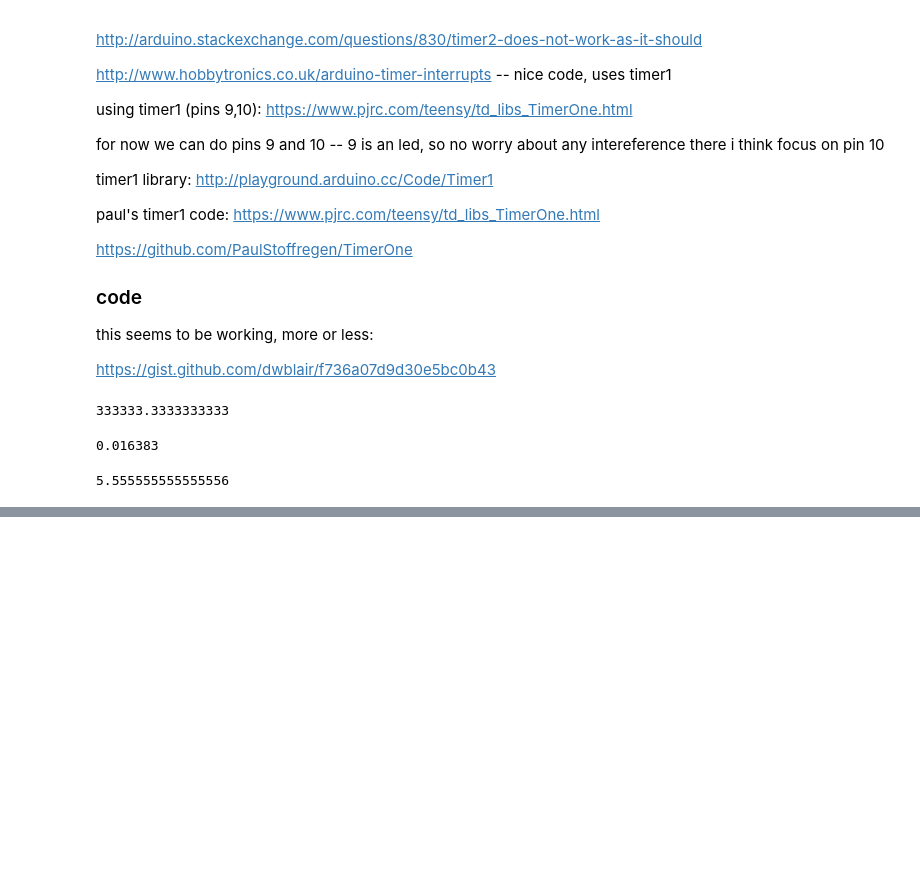
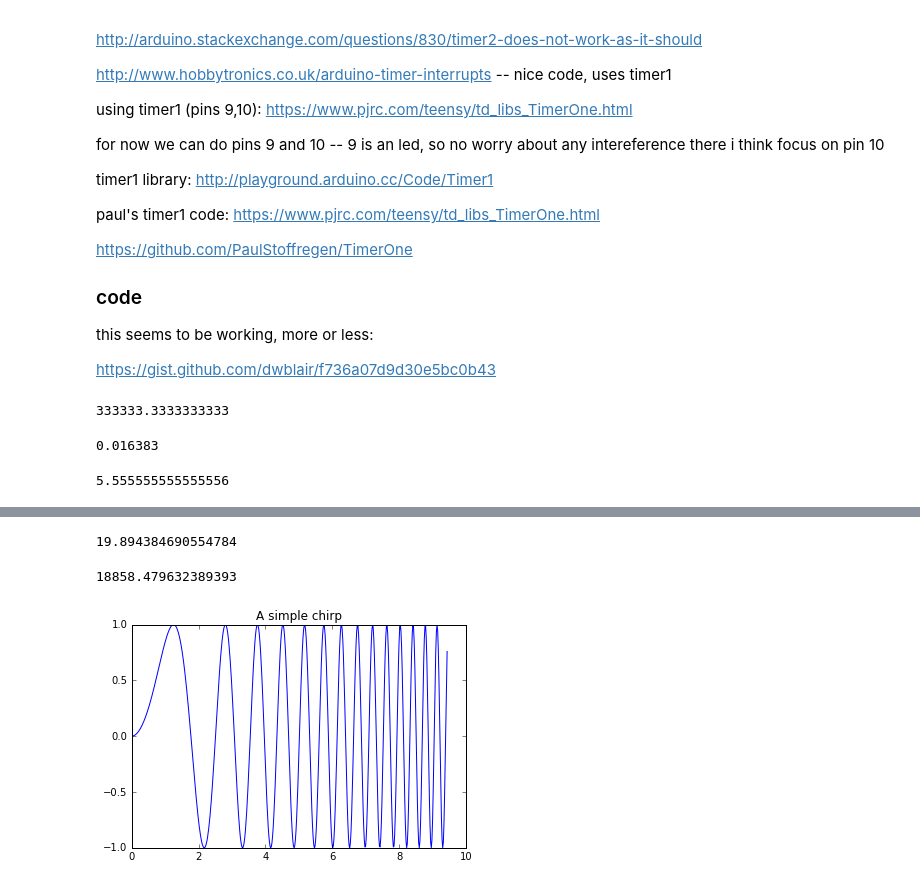
Before and after one commit to koson/conductivity-research, a Jupyter notebook: four_probe.ipynb, the cells around one changed output, grey strips where cells are left out. Cells and saved outputs as stored; diff of their text form; code cells hidden in the pictures; blank space fills up the shorter version.

```diff
--- a/four_probe.ipynb
+++ b/four_probe.ipynb
@@ -386,0 +489,21 @@ print(t_half) # half-period, in microseconds
+# %%
+1/(2*3.14159*10e3*.8e-6) # f_l w/
+# %% [output]
+19.894384690554784
+# %%
+1/(2*3.314159*100e3*80e-12) #f_h
+# %% [output]
+18858.479632389393
+# %%
+%matplotlib inline
+
+import matplotlib
+import numpy as np
+import matplotlib.pyplot as plt
+
+x = np.linspace(0, 3*np.pi, 500)
+plt.plot(x, np.sin(x**2))
+plt.title('A simple chirp')
+plt.show()
+# %% [output]
+[figure, added]
```
Also changed, not shown: parts of 31 cells of this notebook.
